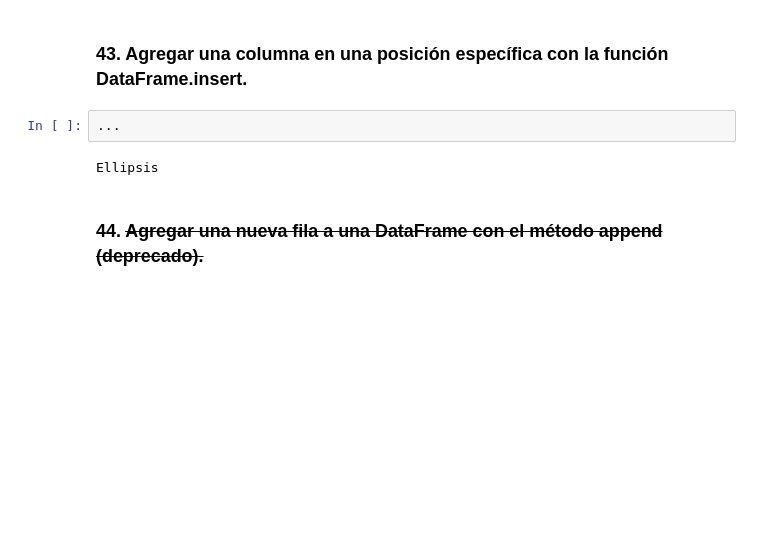
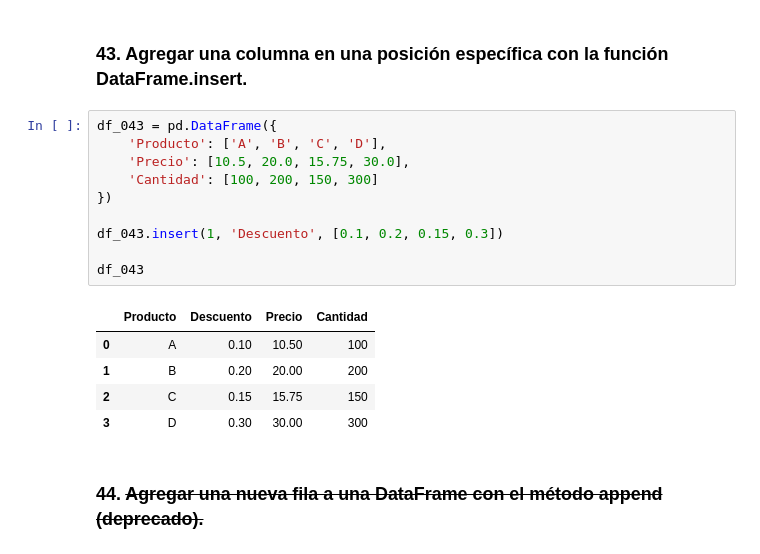
Before and after one commit to Manuel-Avecilla/PIA-MIA, a Jupyter notebook: pandas/Ejercicios_con_Dataframes_Pandas.ipynb, the cells around one changed output. Cells and saved outputs as stored; diff of their text form; blank space fills up the shorter version.

Commit message:
terminar ej dataframes

```diff
--- a/pandas/Ejercicios_con_Dataframes_Pandas.ipynb
+++ b/pandas/Ejercicios_con_Dataframes_Pandas.ipynb
@@ -731,9 +747,21 @@ df_042= pd.DataFrame({
 # %% [markdown]
 ### 43. Agregar una columna en una posición específica con la función DataFrame.insert.
 # %%
-...
+df_043 = pd.DataFrame({
+    'Producto': ['A', 'B', 'C', 'D'],
+    'Precio': [10.5, 20.0, 15.75, 30.0],
+    'Cantidad': [100, 200, 150, 300]
+})
+
+df_043.insert(1, 'Descuento', [0.1, 0.2, 0.15, 0.3])
+
+df_043
 # %% [output]
-Ellipsis
+|  | Producto | Descuento | Precio | Cantidad |
+| 0 | A | 0.10 | 10.50 | 100 |
+| 1 | B | 0.20 | 20.00 | 200 |
+| 2 | C | 0.15 | 15.75 | 150 |
+| 3 | D | 0.30 | 30.00 | 300 |
 # %% [markdown]
 ### 44. ~~Agregar una nueva fila a una DataFrame con el método append (deprecado).~~
 # %%
```
Also changed, not shown: parts of 61 cells of this notebook.
